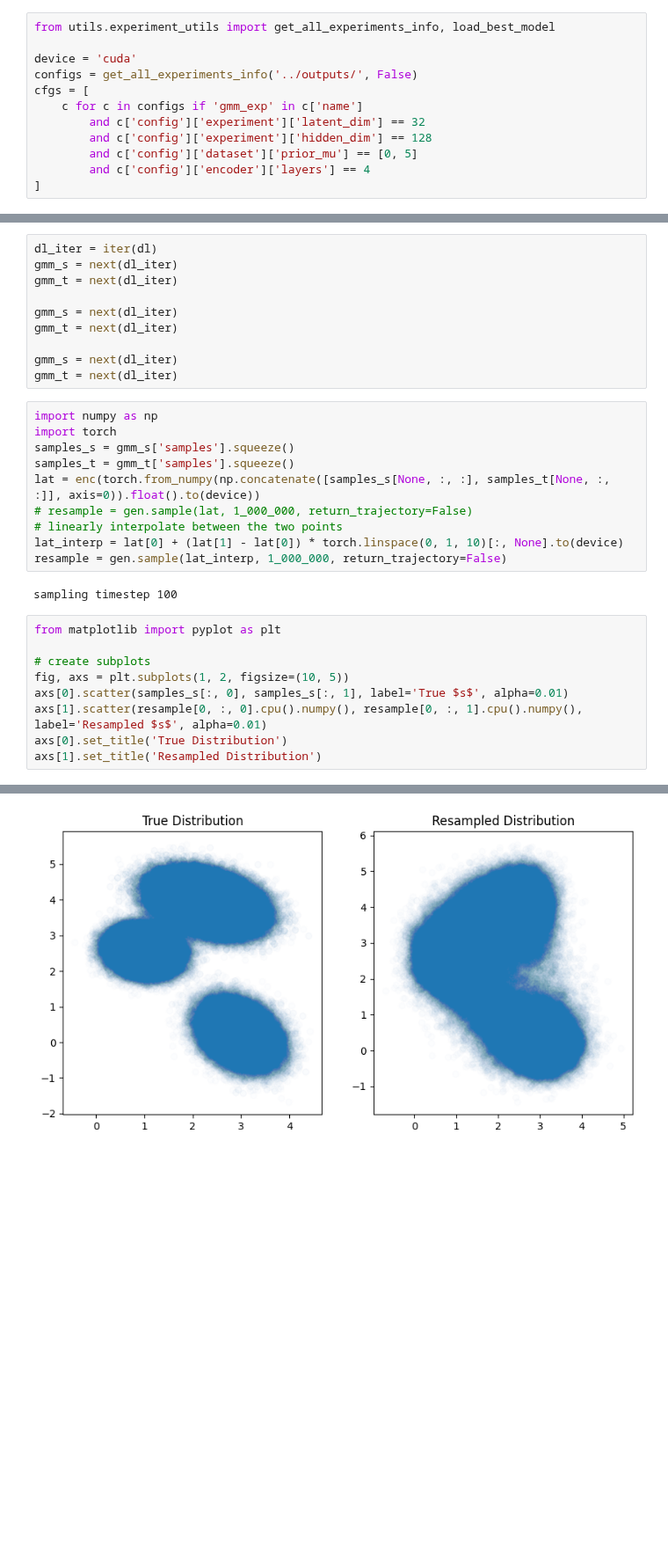
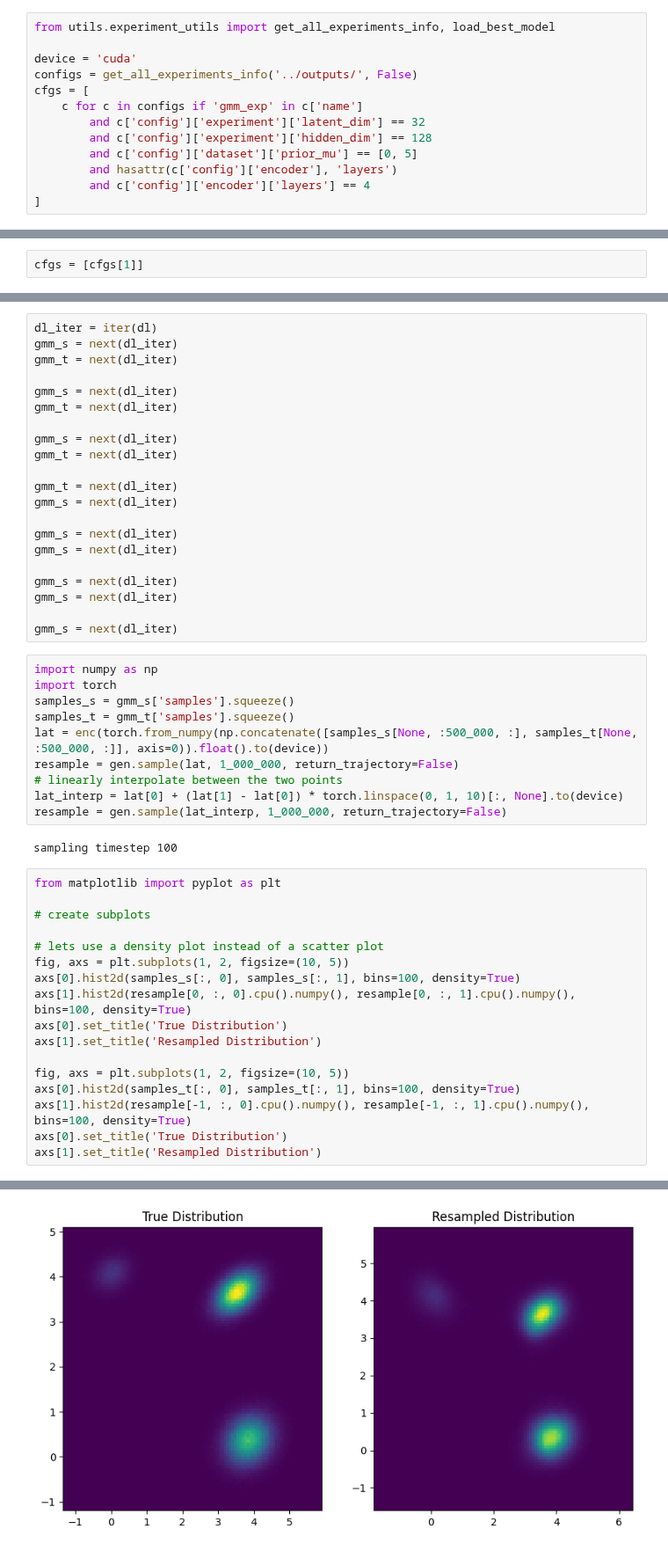
Before and after one commit to njwfish/DistributionEmbeddings, a Jupyter notebook: notebooks/gmm_ot.ipynb, the cells around one changed output, grey strips where cells are left out. Shown at 88% size. Drawn from its saved outputs; the diff is of its cells as text; blank space fills up the shorter version.

```diff
--- a/notebooks/gmm_ot.ipynb
+++ b/notebooks/gmm_ot.ipynb
@@ -18,6 +18,7 @@ cfgs = [
         and c['config']['experiment']['latent_dim'] == 32
         and c['config']['experiment']['hidden_dim'] == 128
         and c['config']['dataset']['prior_mu'] == [0, 5]
+        and hasattr(c['config']['encoder'], 'layers')
         and c['config']['encoder']['layers'] == 4
 ]
 # %%
@@ -40,6 +41,8 @@ cfgs
   'best_model': None,
   'best_loss': 'N/A',
   'best_epoch': 'N/A'}]
+# %%
+cfgs = [cfgs[1]]
 # %%
 import hydra
 # load + prep dataset
@@ -84,13 +87,24 @@ gmm_t = next(dl_iter)
 
 gmm_s = next(dl_iter)
 gmm_t = next(dl_iter)
+
+gmm_t = next(dl_iter)
+gmm_s = next(dl_iter)
+
+gmm_s = next(dl_iter)
+gmm_s = next(dl_iter)
+
+gmm_s = next(dl_iter)
+gmm_s = next(dl_iter)
+
+gmm_s = next(dl_iter)
 # %%
 import numpy as np
 import torch
 samples_s = gmm_s['samples'].squeeze()
 samples_t = gmm_t['samples'].squeeze()
-lat = enc(torch.from_numpy(np.concatenate([samples_s[None, :, :], samples_t[None, :, :]], axis=0)).float().to(device))
-# resample = gen.sample(lat, 1_000_000, return_trajectory=False)
+lat = enc(torch.from_numpy(np.concatenate([samples_s[None, :500_000, :], samples_t[None, :500_000, :]], axis=0)).float().to(device))
+resample = gen.sample(lat, 1_000_000, return_trajectory=False)
 # linearly interpolate between the two points
 lat_interp = lat[0] + (lat[1] - lat[0]) * torch.linspace(0, 1, 10)[:, None].to(device)
 resample = gen.sample(lat_interp, 1_000_000, return_trajectory=False)
@@ -99,12 +113,20 @@ sampling timestep 100
 # %%
 from matplotlib import pyplot as plt
 
 # create subplots
+
+# lets use a density plot instead of a scatter plot
 fig, axs = plt.subplots(1, 2, figsize=(10, 5))
-axs[0].scatter(samples_s[:, 0], samples_s[:, 1], label='True $s$', alpha=0.01)
-axs[1].scatter(resample[0, :, 0].cpu().numpy(), resample[0, :, 1].cpu().numpy(), label='Resampled $s$', alpha=0.01)
+axs[0].hist2d(samples_s[:, 0], samples_s[:, 1], bins=100, density=True)
+axs[1].hist2d(resample[0, :, 0].cpu().numpy(), resample[0, :, 1].cpu().numpy(), bins=100, density=True)
 axs[0].set_title('True Distribution')
 axs[1].set_title('Resampled Distribution')
+
+fig, axs = plt.subplots(1, 2, figsize=(10, 5))
+axs[0].hist2d(samples_t[:, 0], samples_t[:, 1], bins=100, density=True)
+axs[1].hist2d(resample[-1, :, 0].cpu().numpy(), resample[-1, :, 1].cpu().numpy(), bins=100, density=True)
+axs[0].set_title('True Distribution')
+axs[1].set_title('Resampled Distribution')
 # %% [output]
 Text(0.5, 1.0, 'Resampled Distribution')
-[figure, old version]
+[figure, new version]
```
Also changed, not shown: parts of 8 cells of this notebook, 5 other files.
